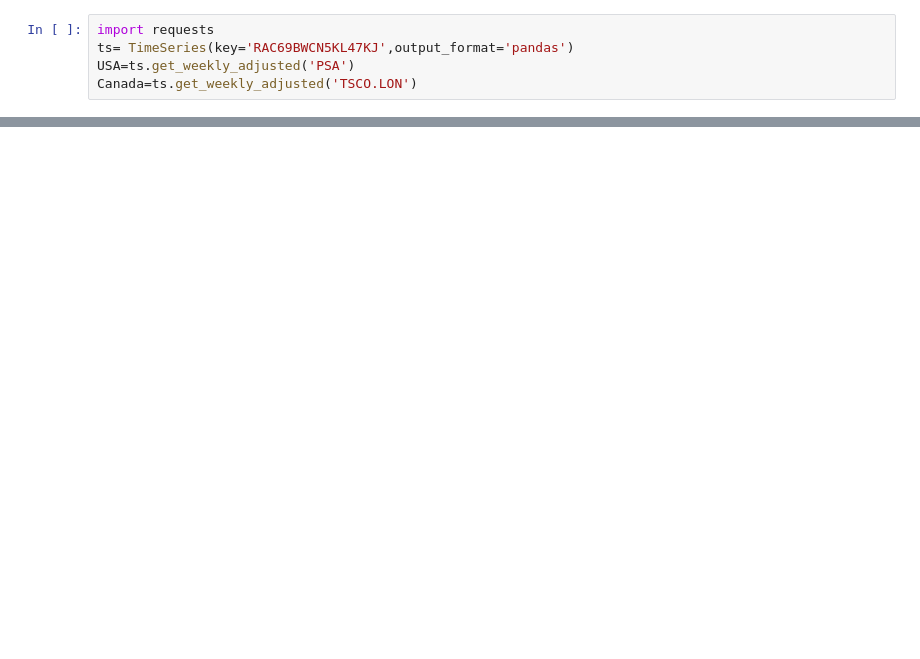
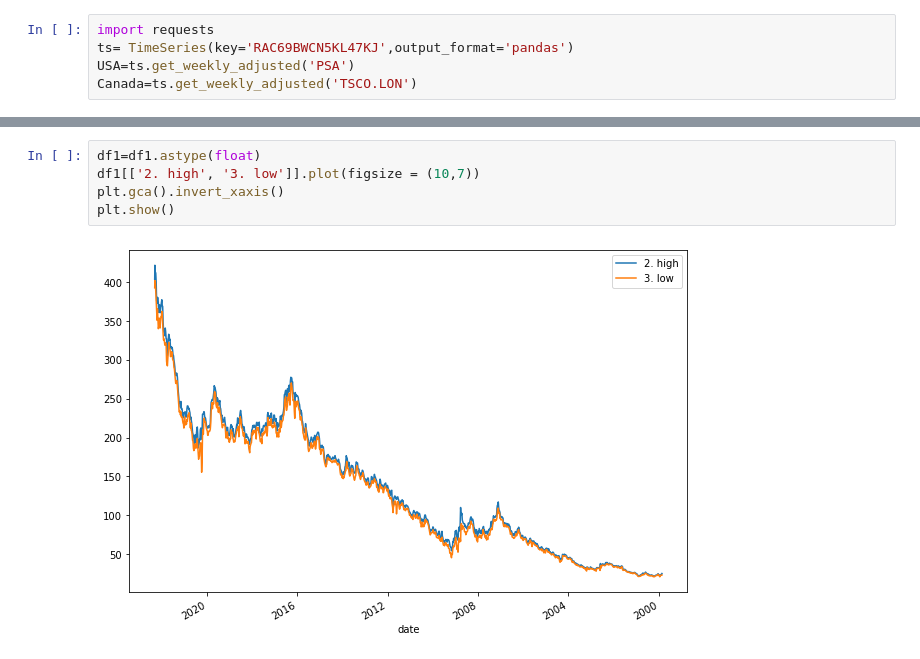
Before and after one commit to AIDA-Saskatchewan-polytechnic/Group-3-Final-Project, a Jupyter notebook: Project_Submit.ipynb, the cells around one changed output, grey strips where cells are left out. Drawn from its saved outputs; the diff is of its cells as text; blank space fills up the shorter version.

```diff
--- a/Project_Submit.ipynb
+++ b/Project_Submit.ipynb
@@ -60,0 +210,7 @@ plt.plot(df_Canada_stocks['3. low'])
+# %%
+df1=df1.astype(float)
+df1[['2. high', '3. low']].plot(figsize = (10,7))
+plt.gca().invert_xaxis()
+plt.show()
+# %% [output]
+[figure, added]
```
Also changed, not shown: parts of 14 cells of this notebook.
